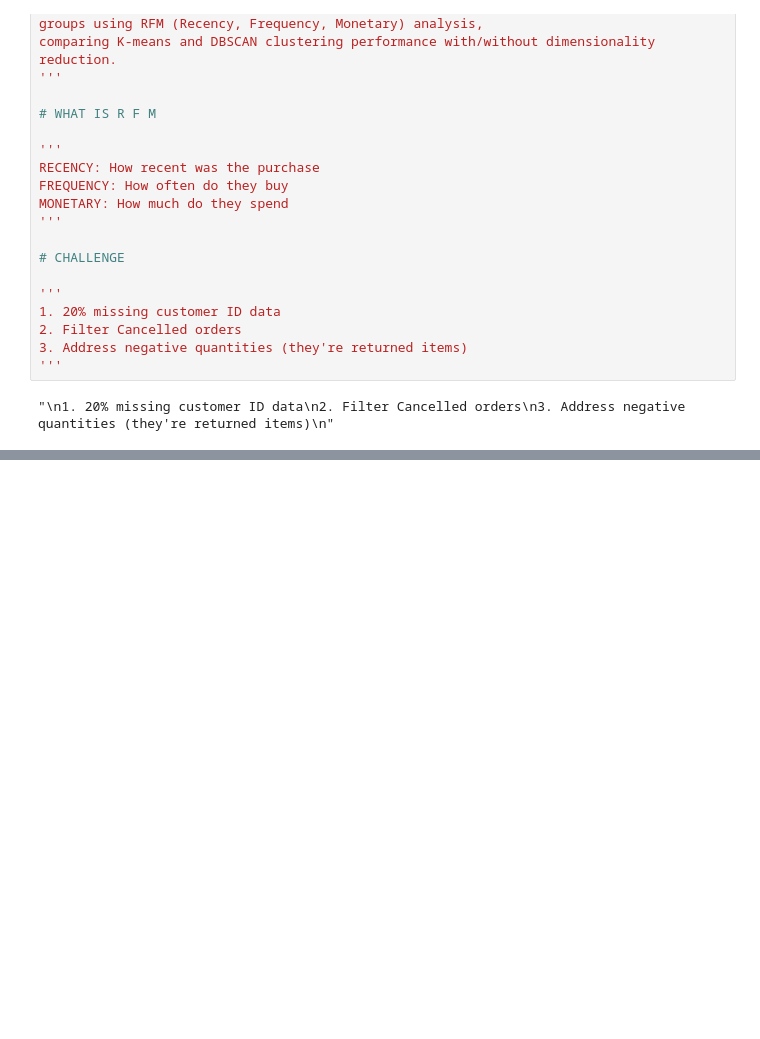
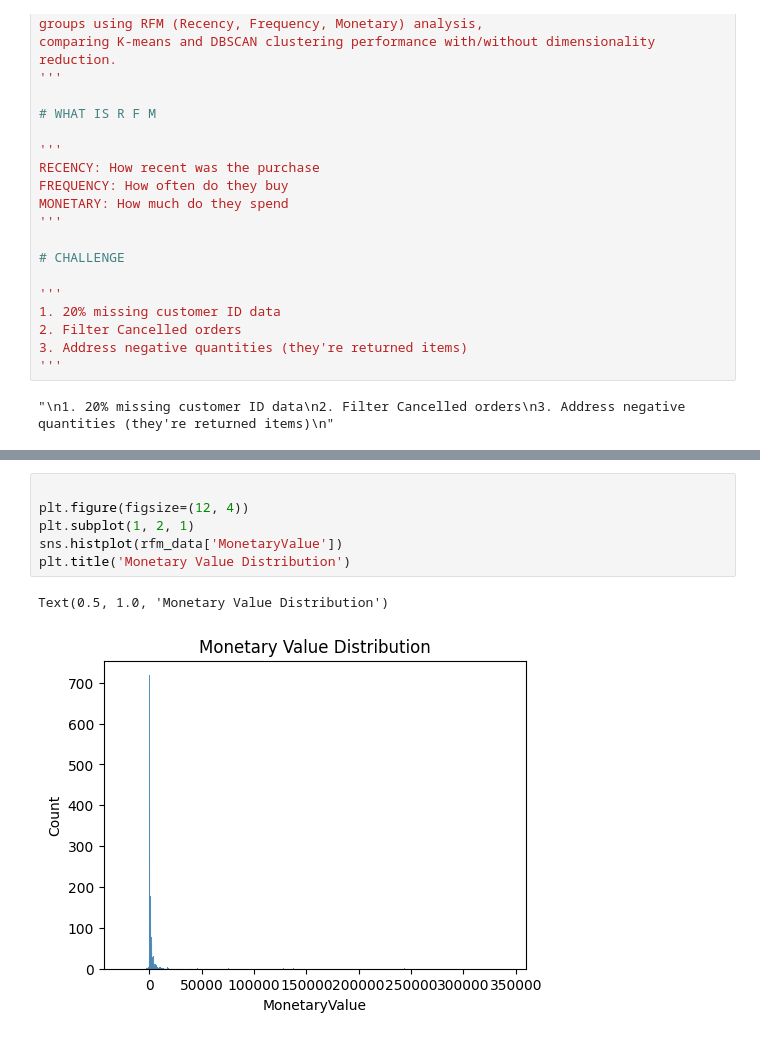
Before and after one commit to AgneloNunes9/scikit-learn-001, a Jupyter notebook: Advanced Customer Segmentation with Multi-Algorithm Clustering & RFM Analytics.ipynb, the cells around one changed output, grey strips where cells are left out. Cells and saved outputs as stored; diff of their text form; blank space fills up the shorter version.

```diff
--- a/Advanced Customer Segmentation with Multi-Algorithm Clustering & RFM Analytics.ipynb
+++ b/Advanced Customer Segmentation with Multi-Algorithm Clustering & RFM Analytics.ipynb
@@ -207,0 +322,9 @@ filtered_negative.describe()
+# %%
+
+plt.figure(figsize=(12, 4))
+plt.subplot(1, 2, 1)
+sns.histplot(rfm_data['MonetaryValue'])
+plt.title('Monetary Value Distribution')
+# %% [output]
+Text(0.5, 1.0, 'Monetary Value Distribution')
+[figure, added]
```
Also changed, not shown: parts of 48 cells of this notebook, 2 other files.
